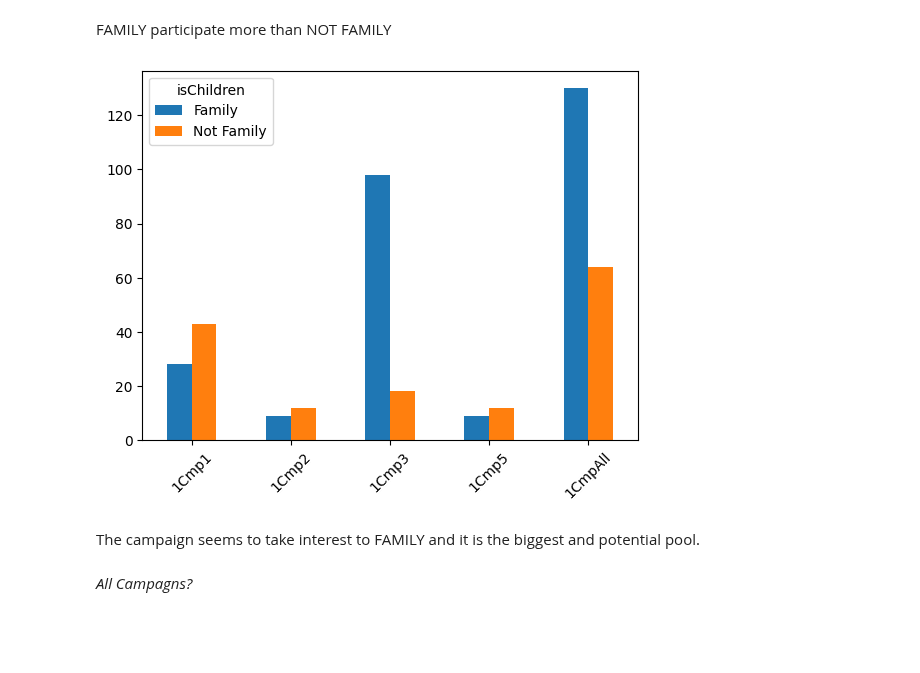
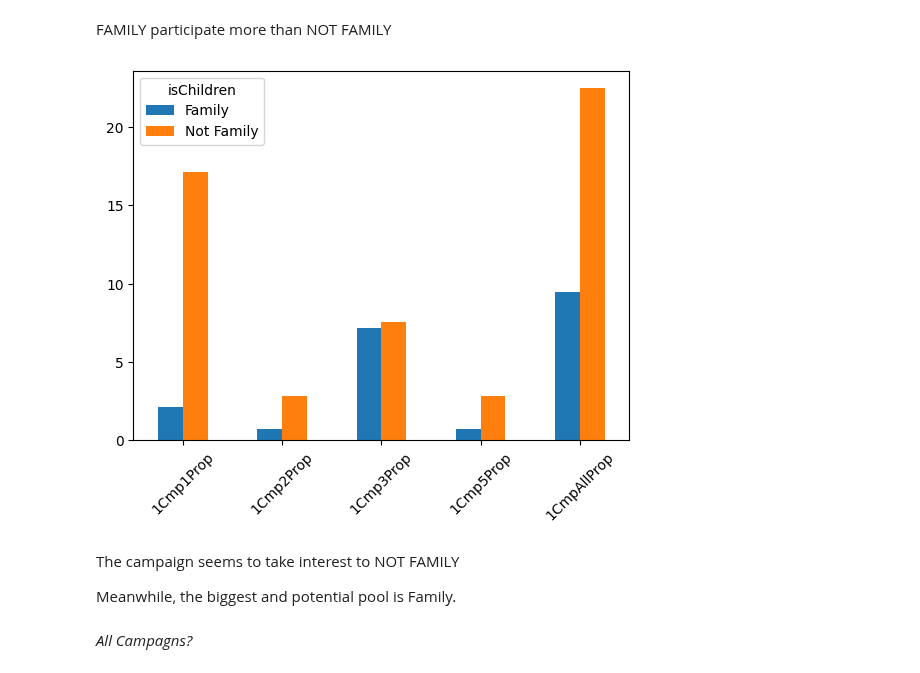
Before and after one commit to lvbaotram/Campaign-Analysis, a Jupyter notebook: EDA.ipynb, the cells around one changed output. Drawn from its saved outputs; the diff is of its cells as text; code cells hidden in the pictures; blank space fills up the shorter version.

```diff
--- a/EDA.ipynb
+++ b/EDA.ipynb
@@ -893,13 +966,15 @@ plt.show()
 # %% [markdown]
 FAMILY participate more than NOT FAMILY
 # %%
-crossTabGenFullPartiCount.set_index('isChildren').transpose().plot.bar(stacked = False)
+crossTabGenFullPartiProp.set_index('isChildren').transpose().plot.bar(stacked = False)
 plt.xticks(rotation = 45)
 plt.show()
 # %% [output]
-[figure, old version]
+[figure, new version]
 # %% [markdown]
-The campaign seems to take interest to FAMILY and it is the biggest and potential pool.
+The campaign seems to take interest to NOT FAMILY
+
+Meanwhile, the biggest and potential pool is Family.
 # %% [markdown]
 *All Campagns?*
 # %%
```
Also changed, not shown: parts of 134 cells of this notebook, 11 other files.
